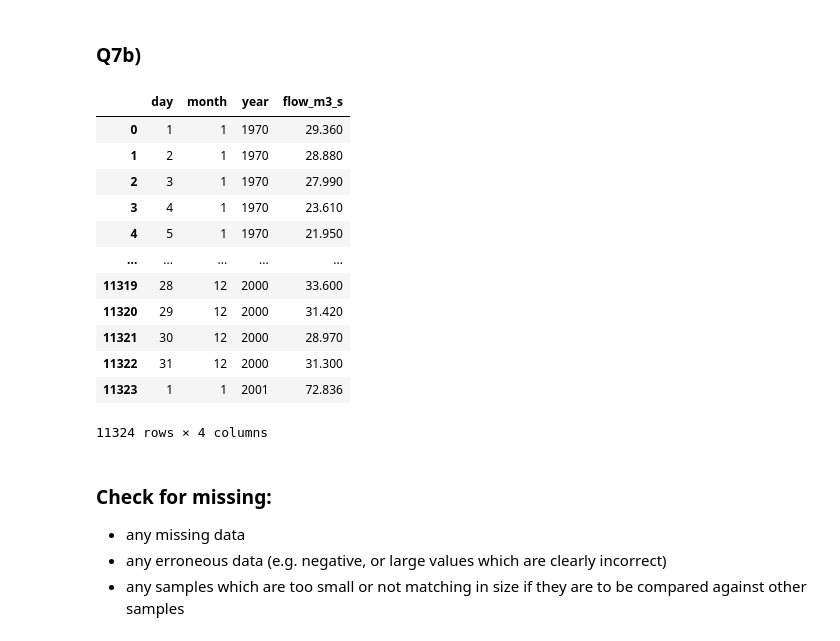
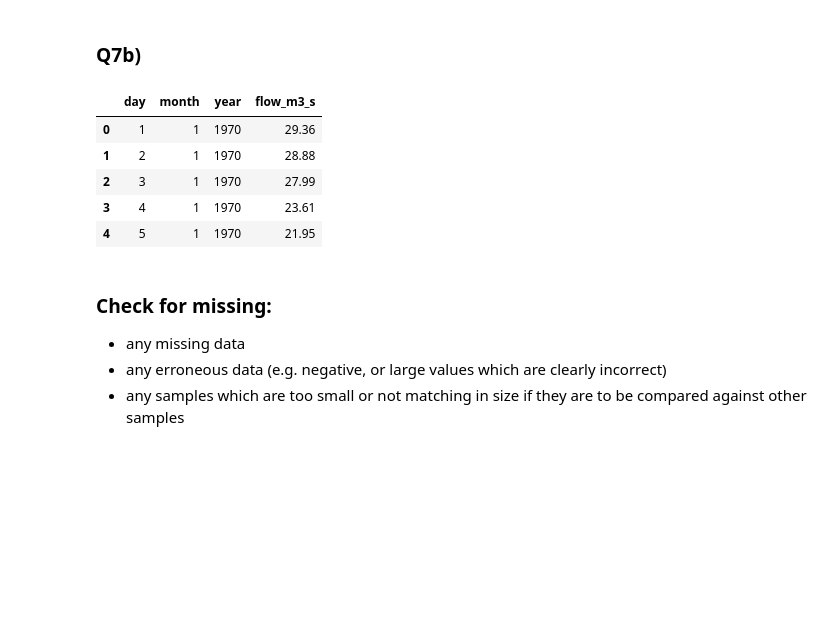
Before and after one commit to Hamxea/testing_pop_pojects, a Jupyter notebook: solutions/Q7/Q7b.ipynb, the cells around one changed output. Saved outputs shown, nothing was run; the diff lists cells and outputs as text; code cells hidden in the pictures; blank space fills up the shorter version.

```diff
--- a/solutions/Q7/Q7b.ipynb
+++ b/solutions/Q7/Q7b.ipynb
@@ -5,21 +5,14 @@
 import pandas as pd
 # %%
 flow_data = pd.read_csv('../../datasets/flows.csv')
-flow_data
+flow_data.head(5)
 # %% [output]
 |  | day | month | year | flow_m3_s |
-| 0 | 1 | 1 | 1970 | 29.360 |
-| 1 | 2 | 1 | 1970 | 28.880 |
-| 2 | 3 | 1 | 1970 | 27.990 |
-| 3 | 4 | 1 | 1970 | 23.610 |
-| 4 | 5 | 1 | 1970 | 21.950 |
-| ... | ... | ... | ... | ... |
-| 11319 | 28 | 12 | 2000 | 33.600 |
-| 11320 | 29 | 12 | 2000 | 31.420 |
-| 11321 | 30 | 12 | 2000 | 28.970 |
-| 11322 | 31 | 12 | 2000 | 31.300 |
-| 11323 | 1 | 1 | 2001 | 72.836 |
+| 0 | 1 | 1 | 1970 | 29.36 |
+| 1 | 2 | 1 | 1970 | 28.88 |
+| 2 | 3 | 1 | 1970 | 27.99 |
+| 3 | 4 | 1 | 1970 | 23.61 |
+| 4 | 5 | 1 | 1970 | 21.95 |
-11324 rows × 4 columns
 # %% [markdown]
 ### Check for missing:
 * any missing data
```
Also changed, not shown: parts of 8 cells of this notebook, 4 other files.
